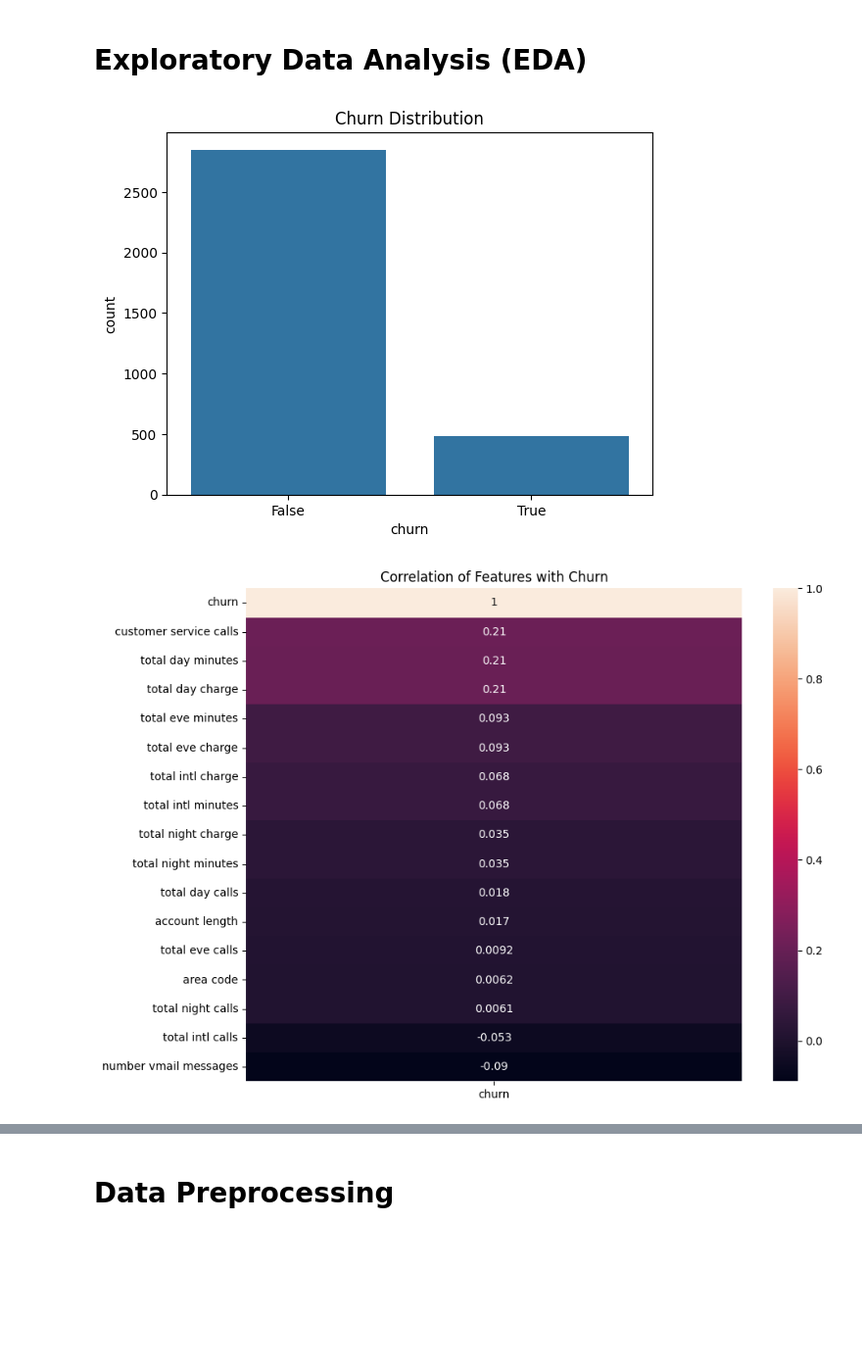
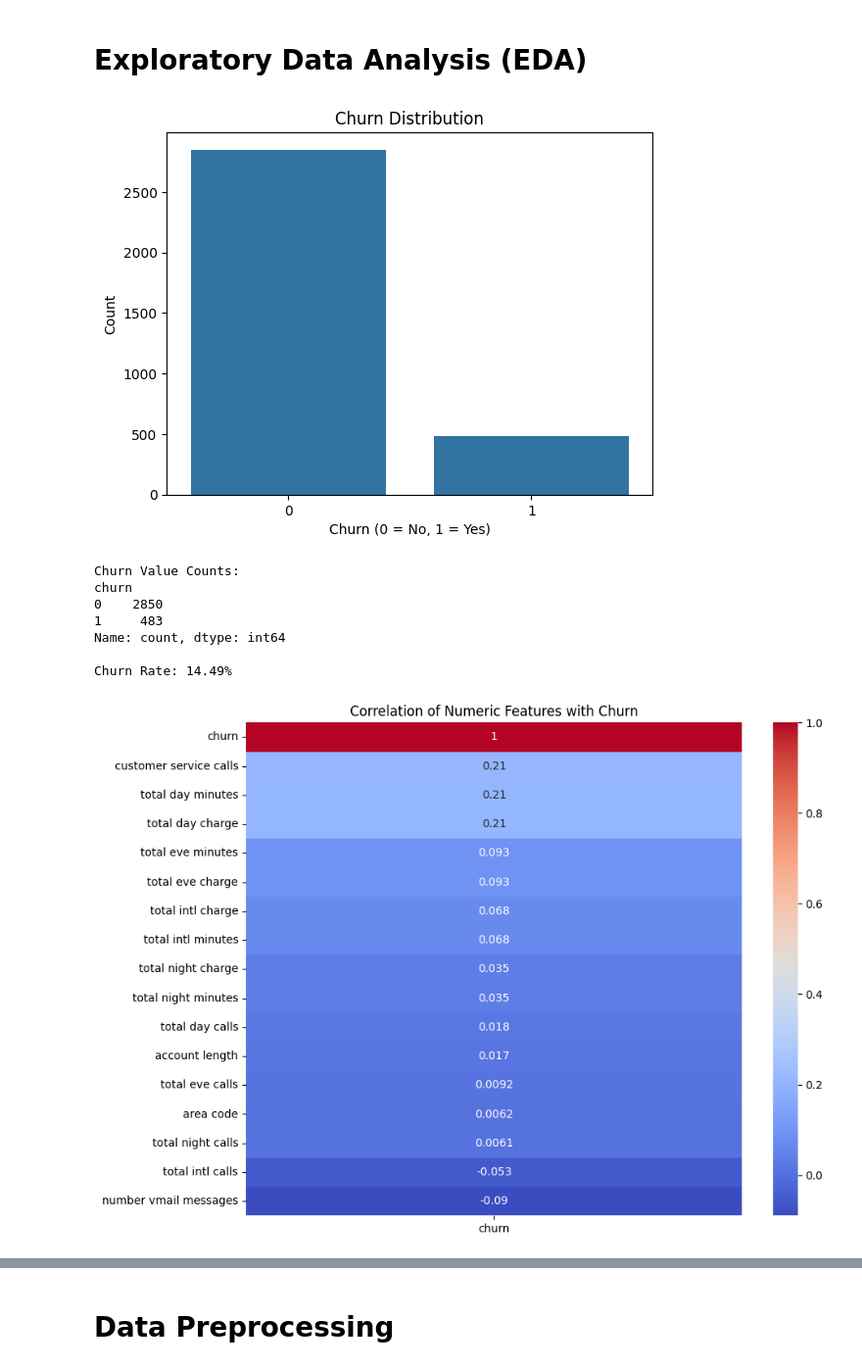
Before and after one commit to Makenaoo/phase_3_project, a Jupyter notebook: phase_3_project.ipynb, the cells around one changed output, grey strips where cells are left out. Shown at 98% size. Drawn from its saved outputs; the diff is of its cells as text; code cells hidden in the pictures; blank space fills up the shorter version.

```diff
--- a/phase_3_project.ipynb
+++ b/phase_3_project.ipynb
@@ -96,21 +95,36 @@ We can see about a 14% churn rate in customers
 # %% [markdown]
 # **Exploratory Data Analysis (EDA)**
-# %%
-import matplotlib.pyplot as plt
-import seaborn as sns
-
-# Churn distribution
-sns.countplot(data=telco_df, x='churn')
-plt.title("Churn Distribution")
-plt.show()
-# %% [output]
-[figure, removed]
 # %%
-# Check correlation with churn
+import matplotlib.pyplot as plt
+import seaborn as sns
+
+# Convert churn to numeric for correlation
+telco_df['churn'] = telco_df['churn'].astype(int)
+
+# Churn distribution visualisation
+sns.countplot(data=telco_df, x='churn')
+plt.title("Churn Distribution")
+plt.xlabel("Churn (0 = No, 1 = Yes)")
+plt.ylabel("Count")
+plt.show()
+
+print("Churn Value Counts:")
+print(telco_df['churn'].value_counts())
+print("\nChurn Rate: {:.2f}%".format(telco_df['churn'].mean() * 100))
+
+# Correlation heatmap (numeric features)
 correlations = telco_df.corr(numeric_only=True)
 plt.figure(figsize=(10, 8))
-sns.heatmap(correlations[['churn']].sort_values(by='churn', ascending=False), annot=True)
-plt.title("Correlation of Features with Churn")
+sns.heatmap(correlations[['churn']].sort_values(by='churn', ascending=False), annot=True, cmap='coolwarm')
+plt.title("Correlation of Numeric Features with Churn")
 plt.show()
 # %% [output]
-[figure, old version]
+[figure, new version]
+Churn Value Counts:
+churn
+0    2850
+1     483
+Name: count, dtype: int64
+
+Churn Rate: 14.49%
+[figure, added]
```
Also changed, not shown: parts of 33 cells of this notebook.
